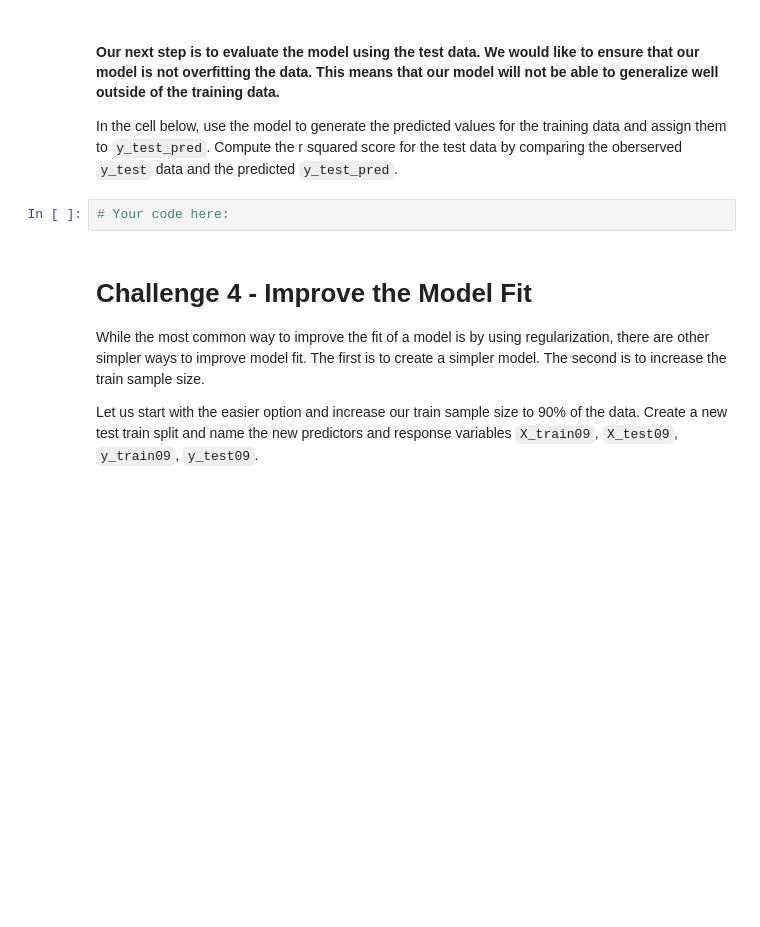
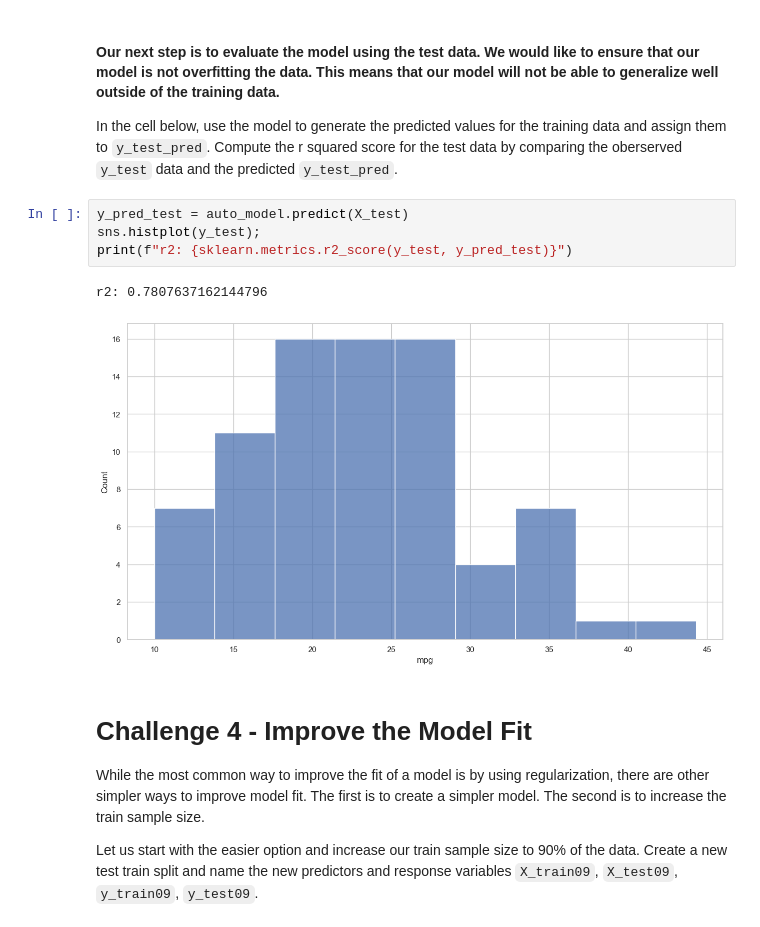
Before and after one commit to perikoloso/lab-intro-to-sklearn, a Jupyter notebook: your-code/main.ipynb, the cells around one changed output. Saved outputs shown, nothing was run; the diff lists cells and outputs as text; blank space fills up the shorter version.

```diff
--- a/your-code/main.ipynb
+++ b/your-code/main.ipynb
@@ -120,8 +318,13 @@ In the next cell, compute the r squared score of the model. Do this by first com
 #### Our next step is to evaluate the model using the test data. We would like to ensure that our model is not overfitting the data. This means that our model will not be able to generalize well outside of the training data.
 
 In the cell below, use the model to generate the predicted values for the training data and assign them to `y_test_pred`. Compute the r squared score for the test data by comparing the oberserved `y_test` data and the predicted `y_test_pred`.
-# %%
-# Your code here:
+# %%
+y_pred_test = auto_model.predict(X_test)
+sns.histplot(y_test);
+print(f"r2: {sklearn.metrics.r2_score(y_test, y_pred_test)}")
+# %% [output]
+r2: 0.7807637162144796
+[figure, added]
 # %% [markdown]
 # Challenge 4 - Improve the Model Fit
 
```
Also changed, not shown: parts of 68 cells of this notebook.
